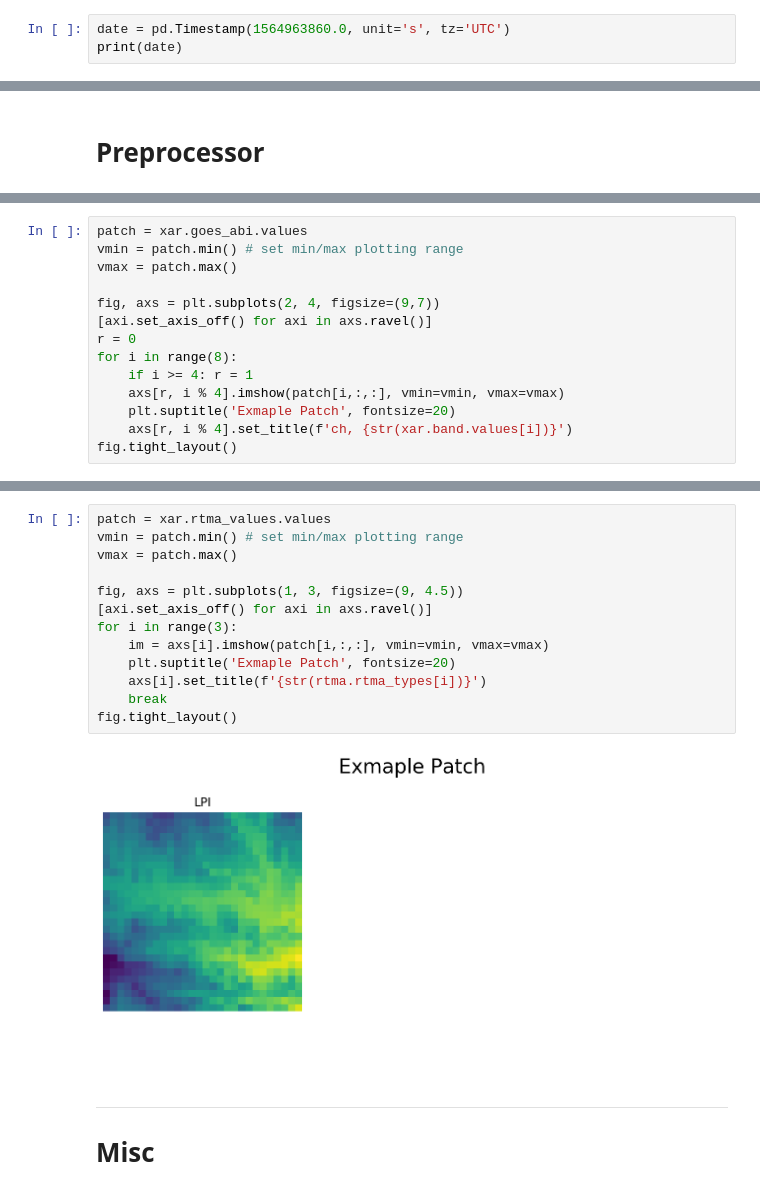
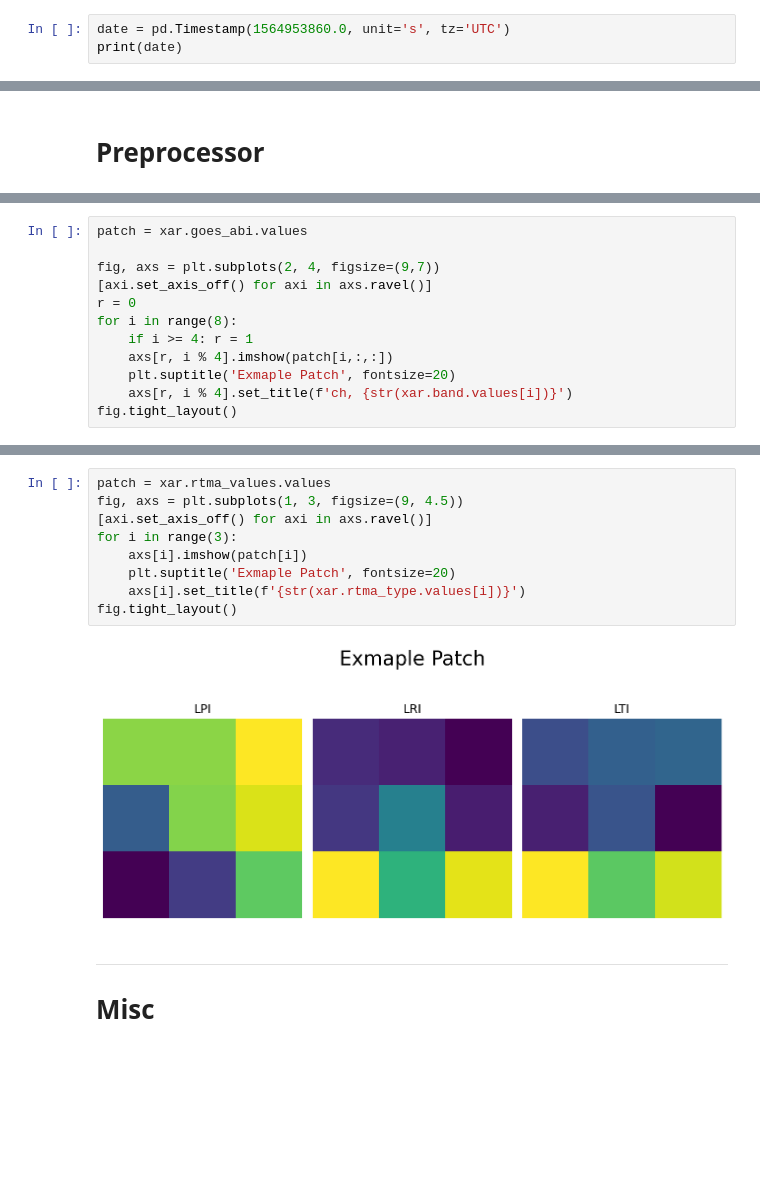
Before and after one commit to stockeh/cira-ml-soundings, a Jupyter notebook: notebooks/data-preprocessing.ipynb, the cells around one changed output, grey strips where cells are left out. Saved outputs shown, nothing was run; the diff lists cells and outputs as text; blank space fills up the shorter version.

```diff
--- a/notebooks/data-preprocessing.ipynb
+++ b/notebooks/data-preprocessing.ipynb
@@ -409,6 +409,6 @@ raob.site_id
 # %% [output]
 'sgp'
 # %%
-date = pd.Timestamp(1564963860.0, unit='s', tz='UTC')
+date = pd.Timestamp(1564953860.0, unit='s', tz='UTC')
 print(date)
 # %% [output]
@@ -643,15 +625,13 @@ Data variables:
     rtma_lat        (rtma_y, rtma_x) float64 ...
 # %%
 patch = xar.goes_abi.values
-vmin = patch.min() # set min/max plotting range
-vmax = patch.max()
 
 fig, axs = plt.subplots(2, 4, figsize=(9,7))
 [axi.set_axis_off() for axi in axs.ravel()]
 r = 0
 for i in range(8):
     if i >= 4: r = 1
-    axs[r, i % 4].imshow(patch[i,:,:], vmin=vmin, vmax=vmax)
+    axs[r, i % 4].imshow(patch[i,:,:])
     plt.suptitle('Exmaple Patch', fontsize=20)
     axs[r, i % 4].set_title(f'ch, {str(xar.band.values[i])}')
 fig.tight_layout()
@@ -660,18 +640,14 @@ fig.tight_layout()
 # %%
 patch = xar.rtma_values.values
-vmin = patch.min() # set min/max plotting range
-vmax = patch.max()
-
 fig, axs = plt.subplots(1, 3, figsize=(9, 4.5))
 [axi.set_axis_off() for axi in axs.ravel()]
 for i in range(3):
-    im = axs[i].imshow(patch[i,:,:], vmin=vmin, vmax=vmax)
+    axs[i].imshow(patch[i])
     plt.suptitle('Exmaple Patch', fontsize=20)
-    axs[i].set_title(f'{str(rtma.rtma_types[i])}')
-    break
+    axs[i].set_title(f'{str(xar.rtma_type.values[i])}')
 fig.tight_layout()
 # %% [output]
-[figure, old version]
+[figure, new version]
 # %% [markdown]
 ---
 # Misc
```
Also changed, not shown: parts of 6 cells of this notebook, 6 other files.
